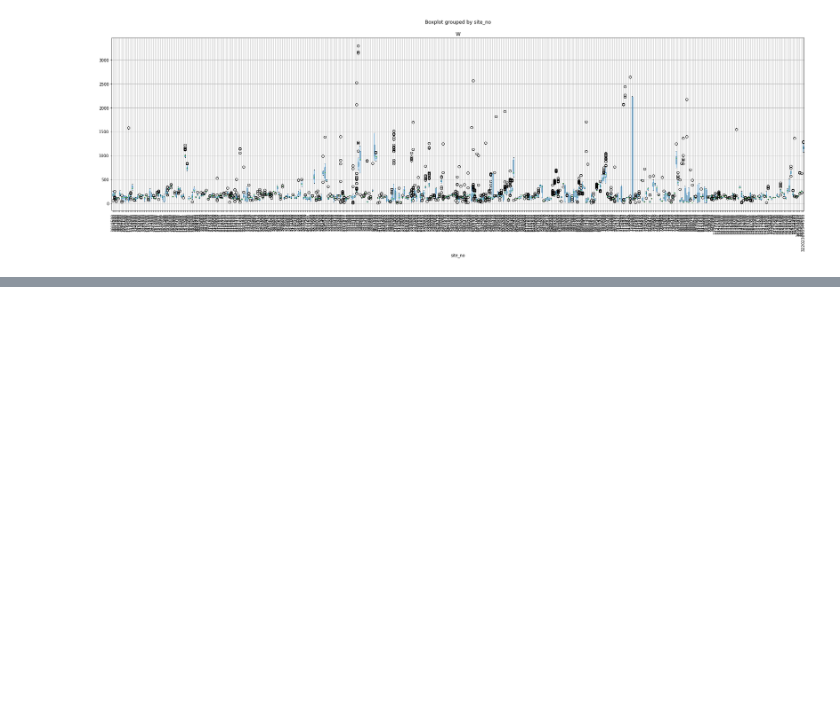
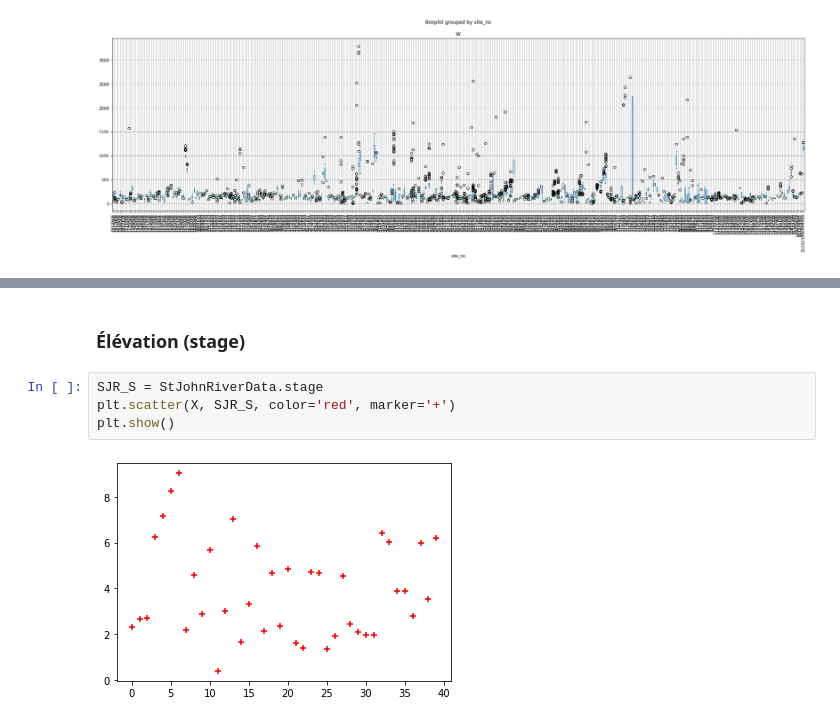
Before and after one commit to scastets/Projet4MA_Hydrologie, a Jupyter notebook: Notebooks/HYDROSWOT_analyses.ipynb, the cells around one changed output, grey strips where cells are left out. Cells and saved outputs as stored; diff of their text form; blank space fills up the shorter version.

```diff
--- a/Notebooks/HYDROSWOT_analyses.ipynb
+++ b/Notebooks/HYDROSWOT_analyses.ipynb
@@ -30,0 +64,8 @@ data.boxplot("flowacc", "site_no", figsize=(30,8), rot=90);
+# %% [markdown]
+### Élévation (stage)
+# %%
+SJR_S = StJohnRiverData.stage
+plt.scatter(X, SJR_S, color='red', marker='+')
+plt.show()
+# %% [output]
+[figure, added]
```
Also changed, not shown: parts of 23 cells of this notebook.
